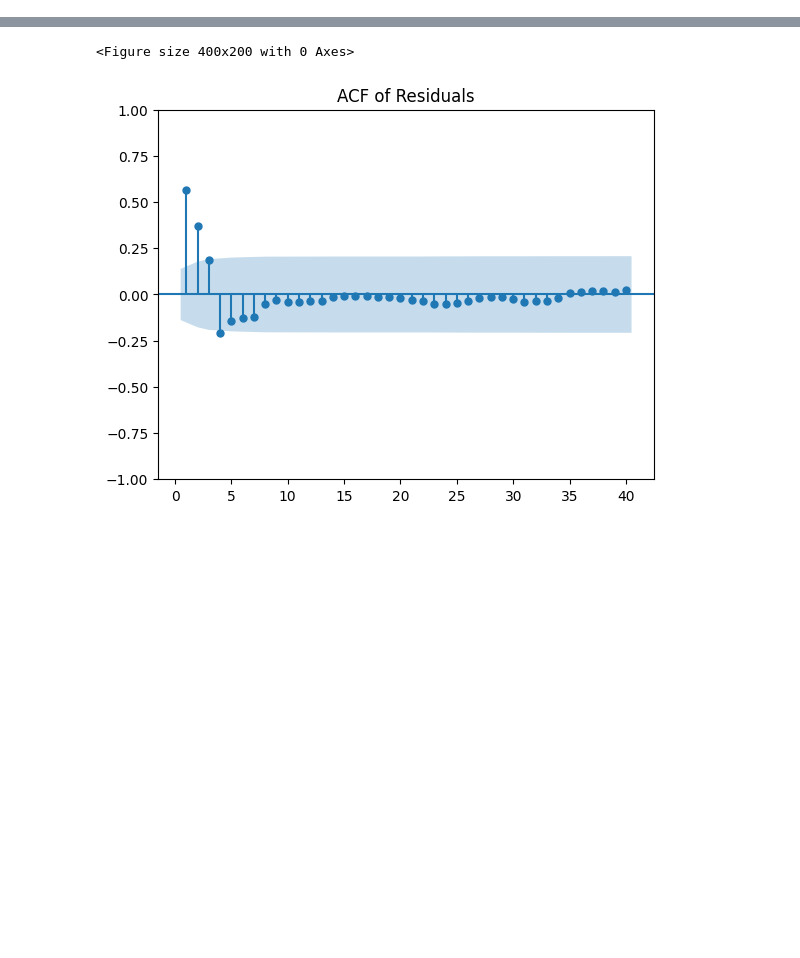
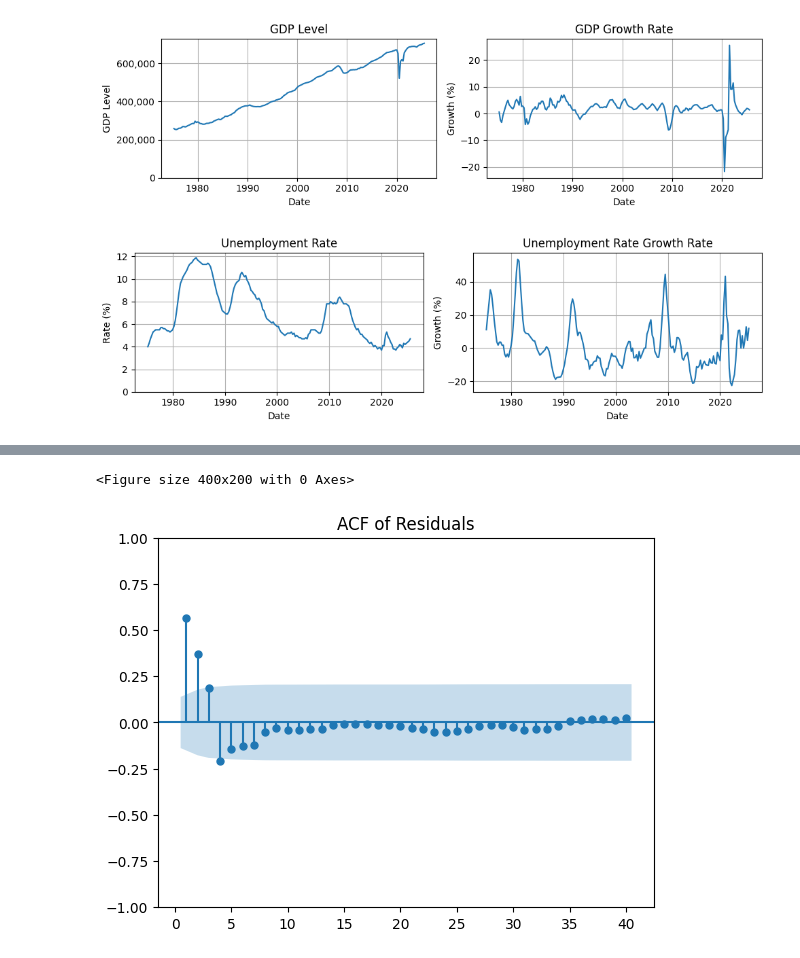
Before and after one commit to MarkThackham/MarkThackham.github.io, a Jupyter notebook: Portfolio/machine-learning/sarimax-gdp/sarimax-gpp.ipynb, the cells around one changed output, grey strips where cells are left out. Drawn from its saved outputs; the diff is of its cells as text; code cells hidden in the pictures; blank space fills up the shorter version.

```diff
--- a/Portfolio/machine-learning/sarimax-gdp/sarimax-gpp.ipynb
+++ b/Portfolio/machine-learning/sarimax-gdp/sarimax-gpp.ipynb
@@ -213,0 +182,56 @@ Rej H0, time series is stationary
+# %%
+#================================================================================
+# Step 3: Visualise Data
+
+#-----------------------
+# GDP Level and Growth Rate
+fig, axes = plt.subplots(1, 2, figsize=(10, 3))
+
+# --- Panel 1: GDP Level ---
+sns.lineplot(ax=axes[0], x='date', y='GDPLevel', data=df2)
+axes[0].set_title('GDP Level')
+axes[0].set_xlabel('Date')
+axes[0].set_ylabel('GDP Level')
+axes[0].yaxis.set_major_formatter(ticker.StrMethodFormatter('{x:,.0f}'))
+axes[0].set_ylim(bottom=0)
+axes[0].grid(True)
+
+# --- Panel 2: GDP Growth Rate ---
+sns.lineplot(ax=axes[1], x='date', y='GDPGrowth', data=df2)
+axes[1].set_title('GDP Growth Rate')
+axes[1].set_xlabel('Date')
+axes[1].set_ylabel('Growth (%)')
+axes[1].grid(True)
+
+plt.tight_layout()
+plt.show()
+#-----------------------
+
+#-----------------------
+# UnempRate Level and Growth Rate
+fig, axes = plt.subplots(1, 2, figsize=(10, 3))
+
+# --- Panel 1: GDP Level ---
+sns.lineplot(ax=axes[0], x='date', y='UnempRate', data=df2)
+axes[0].set_title('Unemployment Rate')
+axes[0].set_xlabel('Date')
+axes[0].set_ylabel('Rate (%)')
+axes[0].yaxis.set_major_formatter(ticker.StrMethodFormatter('{x:,.0f}'))
+axes[0].set_ylim(bottom=0)
+axes[0].grid(True)
+
+# --- Panel 2: Unemployment Rate Growth Rate ---
+sns.lineplot(ax=axes[1], x='date', y='UnempRateGrowth', data=df2)
+axes[1].set_title('Unemployment Rate Growth Rate')
+axes[1].set_xlabel('Date')
+axes[1].set_ylabel('Growth (%)')
+axes[1].grid(True)
+
+plt.tight_layout()
+plt.show()
+#-----------------------
+
+#================================================================================
+# %% [output]
+[figure, added]
+[figure, added]
```
Also changed, not shown: parts of 10 cells of this notebook.
